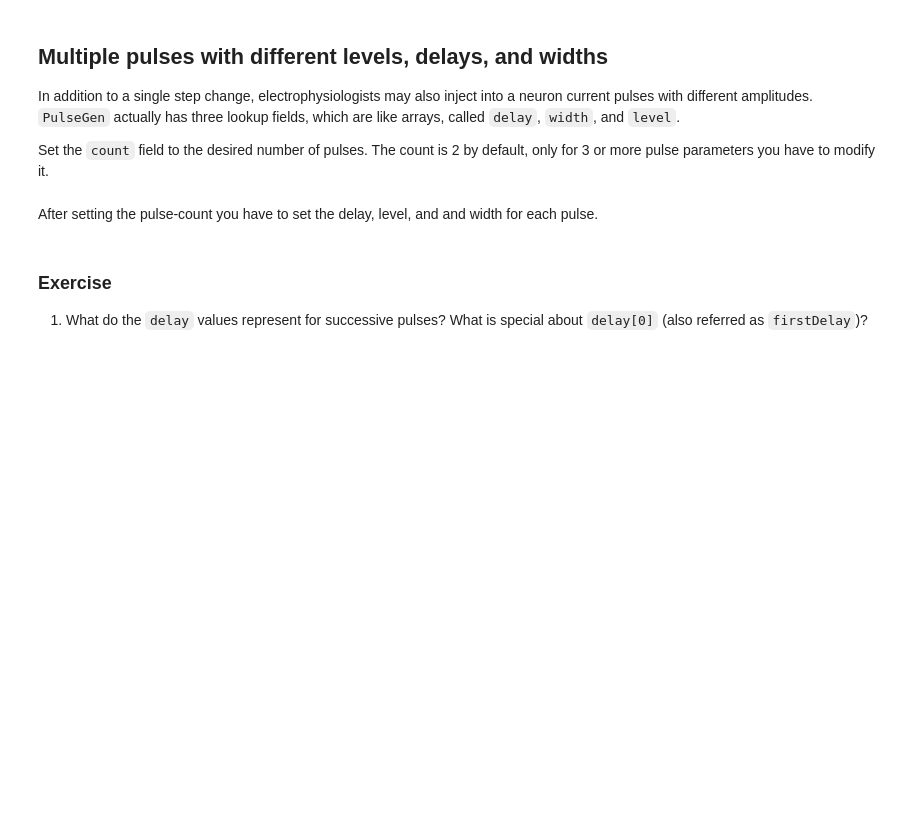
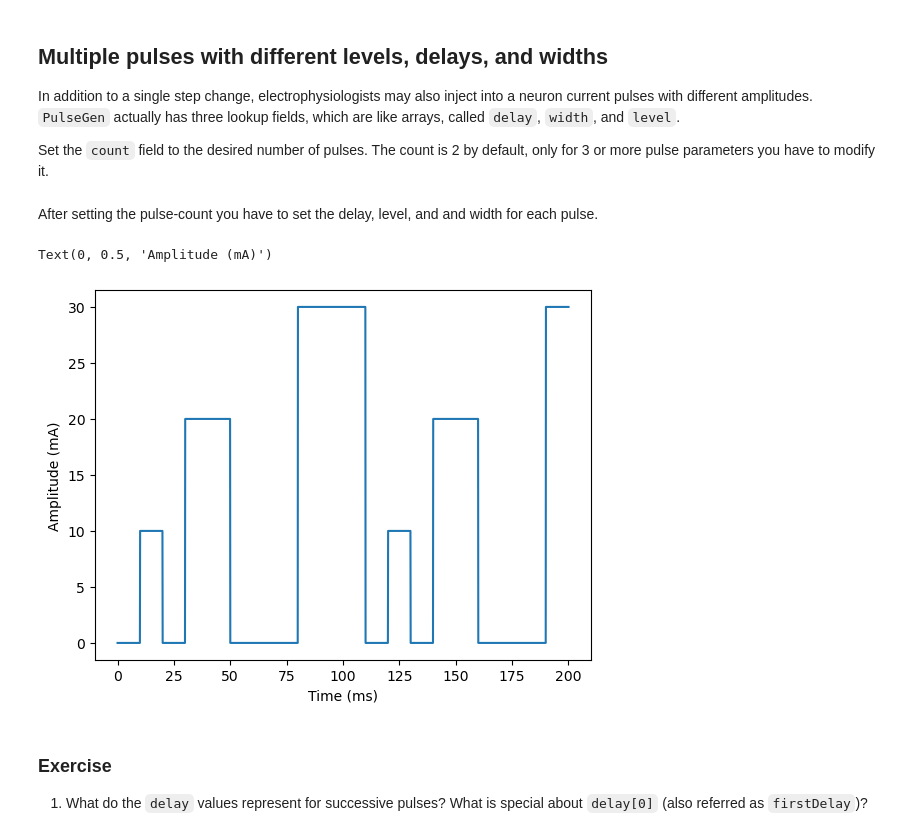
Before and after one commit to subhacom/moose-notebooks, a Jupyter notebook: More_complex_current_injection_protocol.ipynb, the cells around one changed output. Drawn from its saved outputs; the diff is of its cells as text; code cells hidden in the pictures; blank space fills up the shorter version.

```diff
--- a/More_complex_current_injection_protocol.ipynb
+++ b/More_complex_current_injection_protocol.ipynb
@@ -41,5 +59,5 @@ The output of a `PulseGen` is stored in the value field `outputValue`, and the c
 
 In order to see the output of the pulse generator over time we need a table to record it, and we have to connect the table's `requestOut` message field to the pulse generator's  `getOutputValue` field.
 # %%
-pout = mu.Table('/data/pout')
-mu.connect(pout, 'requestOut', pg, 'getOutputValue')
+pout = moose.Table('/data/pout')
+moose.connect(pout, 'requestOut', pg, 'getOutputValue')
@@ -82,13 +105,16 @@ pg.width[2] = 30e-3
 # %%
 # Set the run time long enough to include all the pulses and their second cycle
 runtime = 200e-3
-mu.reinit()
-mu.start(runtime)
+moose.reinit()
+moose.start(runtime)
 
 # Plot the data
 plt.plot(np.arange(len(pout.vector)) * pout.dt * 1e3, pout.vector * 1e6)
 plt.xlabel('Time (ms)')
 plt.ylabel('Amplitude (mA)')
+# %% [output]
+Text(0, 0.5, 'Amplitude (mA)')
+[figure, added]
 # %% [markdown]
 ### Exercise
 1. What do the `delay` values represent for successive pulses? What is special about `delay[0]` (also referred as `firstDelay`)?
```
Also changed, not shown: parts of 11 cells of this notebook, 6 other files.
